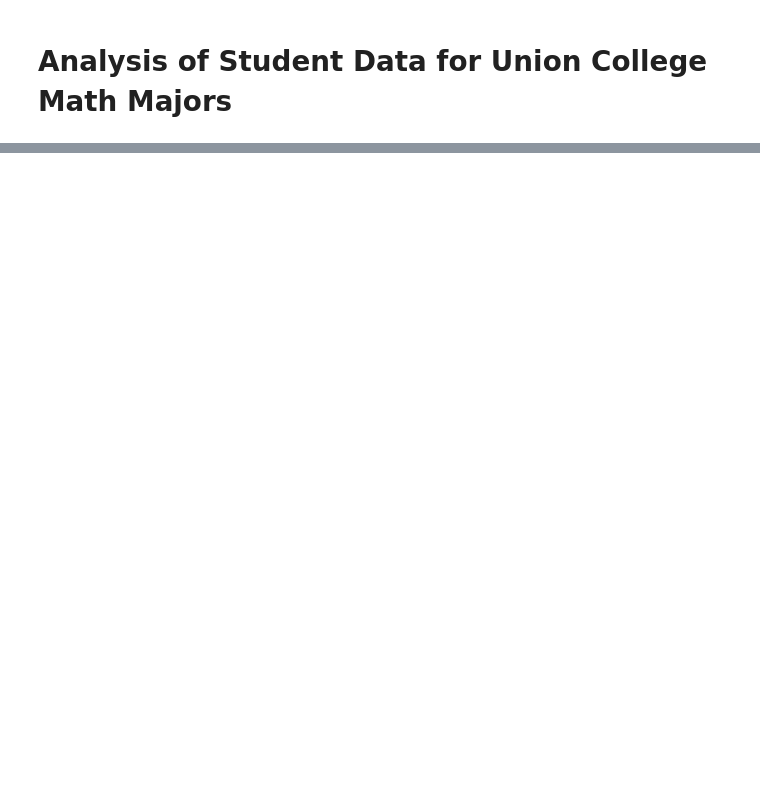
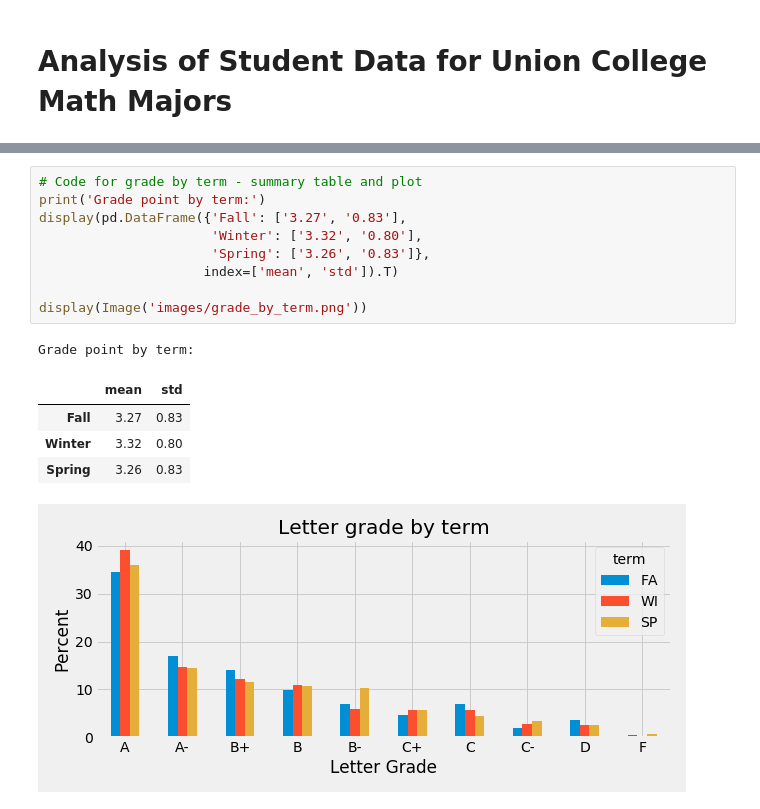
Before and after one commit to pmgasper/union_students, a Jupyter notebook: nb01_overview.ipynb, the cells around one changed output, grey strips where cells are left out. Saved outputs shown, nothing was run; the diff lists cells and outputs as text; blank space fills up the shorter version.

```diff
--- a/nb01_overview.ipynb
+++ b/nb01_overview.ipynb
@@ -18,0 +48,16 @@ Additional files:
+# %%
+# Code for grade by term - summary table and plot
+print('Grade point by term:')
+display(pd.DataFrame({'Fall': ['3.27', '0.83'],
+                      'Winter': ['3.32', '0.80'],
+                      'Spring': ['3.26', '0.83']},
+                     index=['mean', 'std']).T)
+
+display(Image('images/grade_by_term.png'))
+# %% [output]
+Grade point by term:
+|  | mean | std |
+| Fall | 3.27 | 0.83 |
+| Winter | 3.32 | 0.80 |
+| Spring | 3.26 | 0.83 |
+[figure, added]
```
Also changed, not shown: parts of 22 cells of this notebook.
